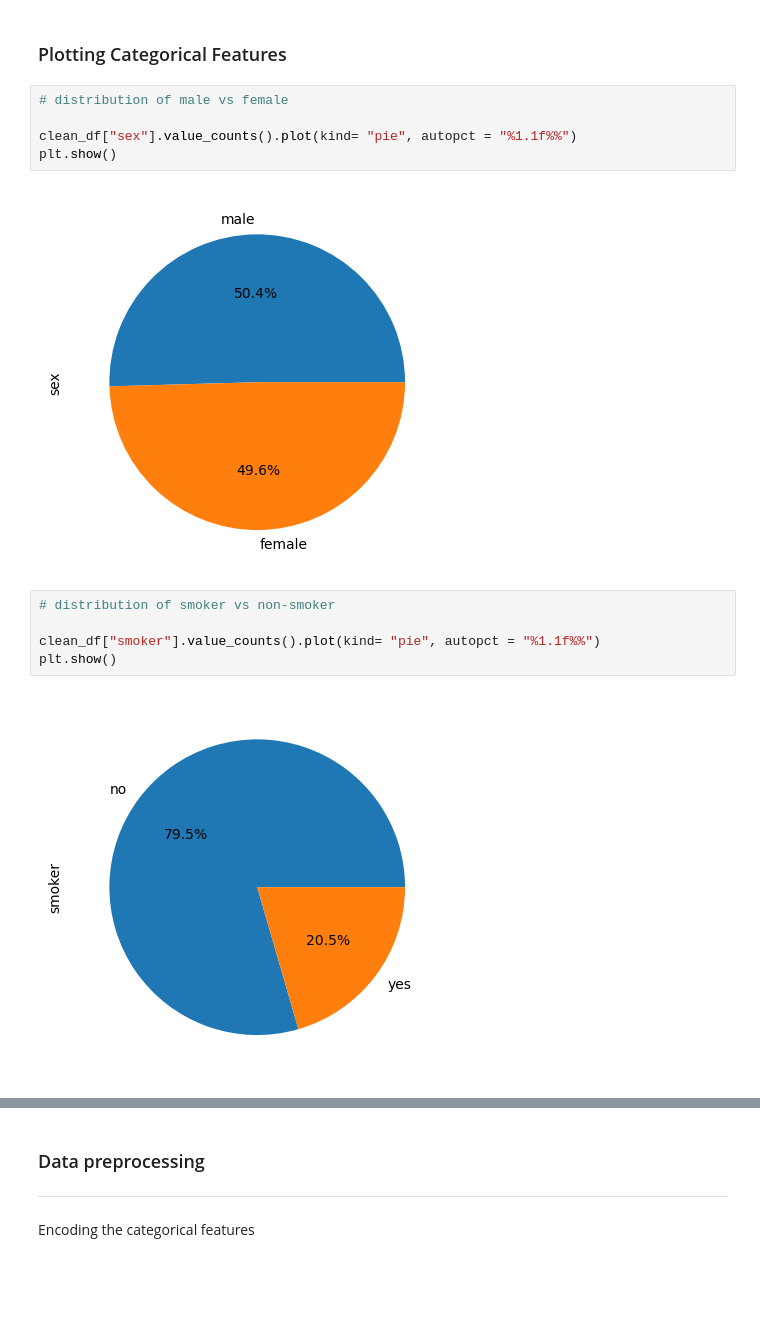
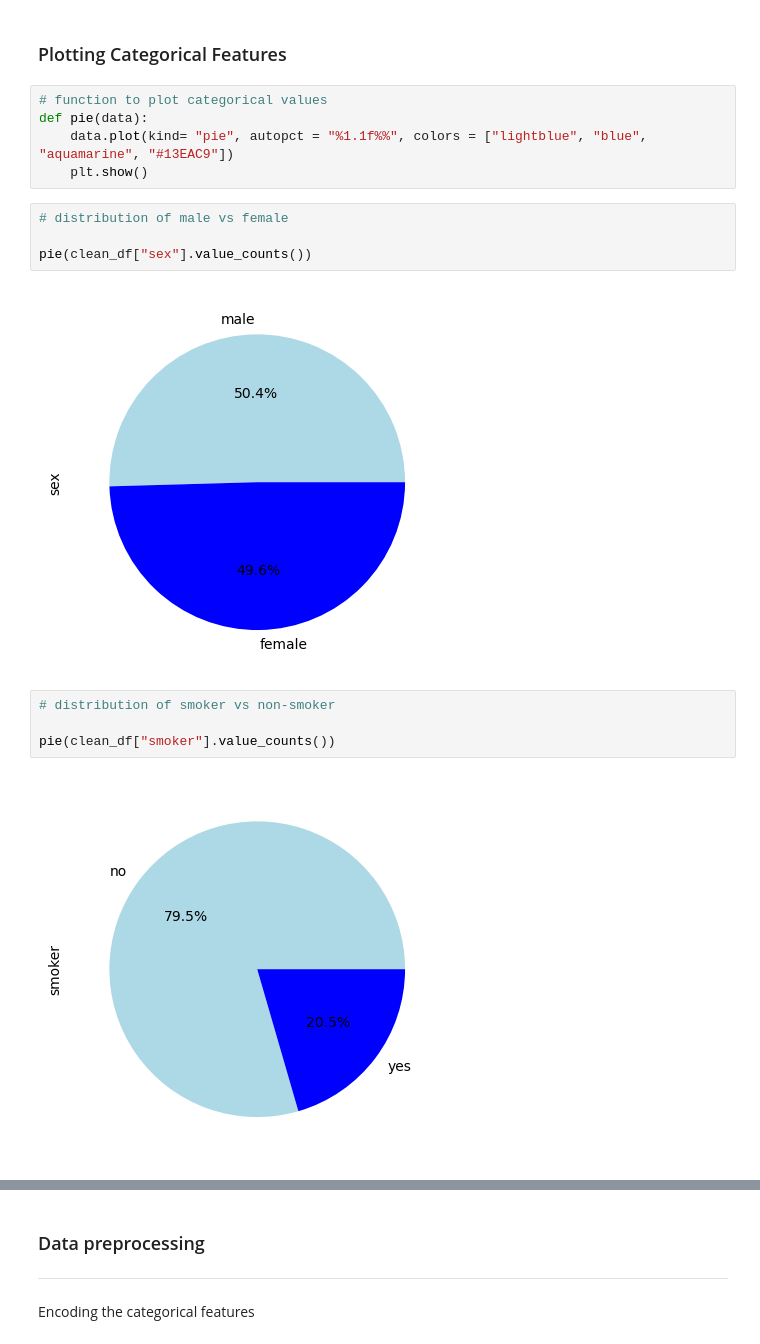
Before and after one commit to UzmaSayyeda/medical_insurance_cost_prediction, a Jupyter notebook: medical_insurance_cost_prediction.ipynb, the cells around one changed output, grey strips where cells are left out. Saved outputs shown, nothing was run; the diff lists cells and outputs as text; blank space fills up the shorter version.

```diff
--- a/medical_insurance_cost_prediction.ipynb
+++ b/medical_insurance_cost_prediction.ipynb
@@ -204,19 +212,22 @@ plt.show()
 # %% [markdown]
 ### Plotting Categorical Features
+# %%
+# function to plot categorical values
+def pie(data):
+    data.plot(kind= "pie", autopct = "%1.1f%%", colors = ["lightblue", "blue", "aquamarine", "#13EAC9"])
+    plt.show()
 # %%
 # distribution of male vs female
 
-clean_df["sex"].value_counts().plot(kind= "pie", autopct = "%1.1f%%")
-plt.show()
+pie(clean_df["sex"].value_counts())
 # %% [output]
-[figure, old version]
+[figure, new version]
 # %%
 # distribution of smoker vs non-smoker
 
-clean_df["smoker"].value_counts().plot(kind= "pie", autopct = "%1.1f%%")
-plt.show()
+pie(clean_df["smoker"].value_counts())
 # %% [output]
-[figure, old version]
+[figure, new version]
 # %%
 # distribution of different regions.
 
```
Also changed, not shown: parts of 28 cells of this notebook, 8 other files.
